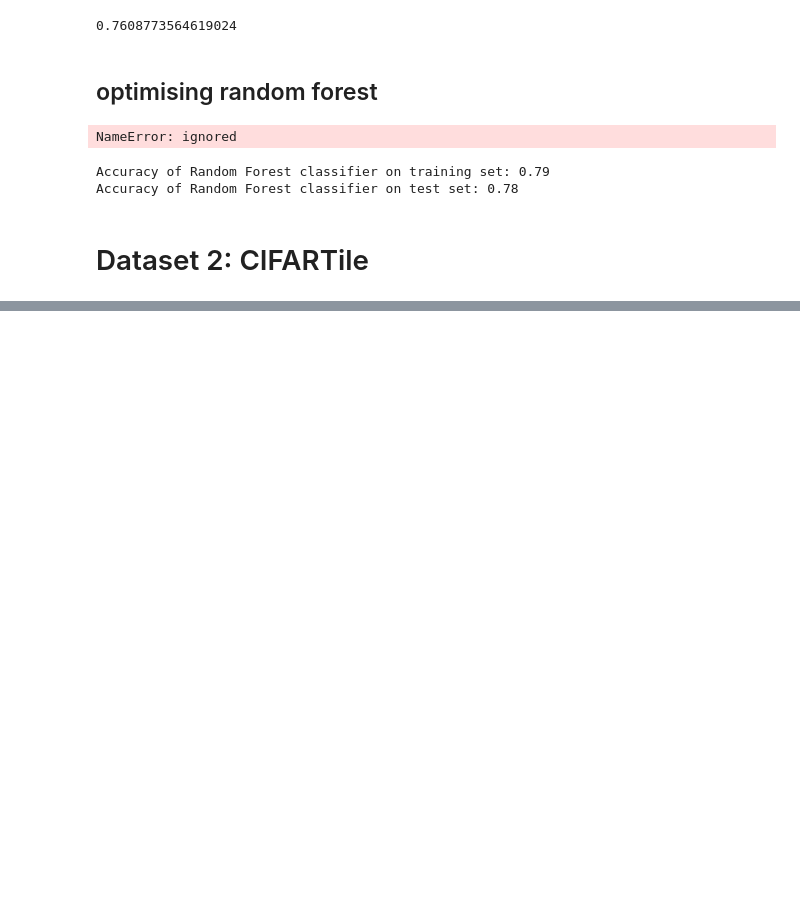
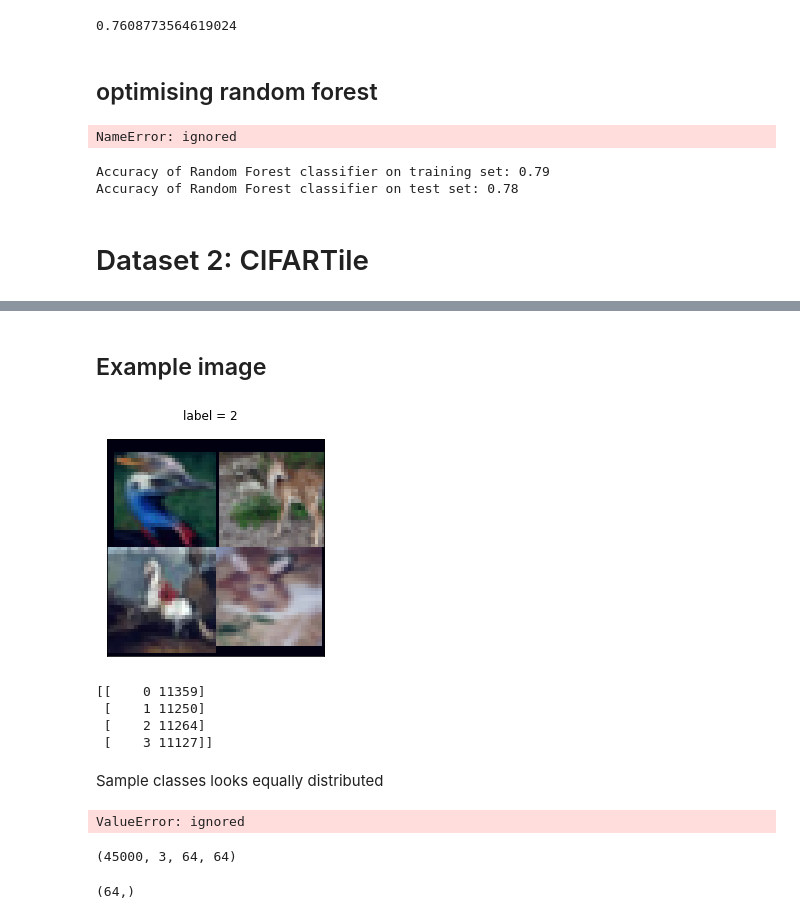
Before and after one commit to AshwinUniyal/ML_Project, a Jupyter notebook: ML_Coursework.ipynb, the cells around one changed output, grey strips where cells are left out. Saved outputs shown, nothing was run; the diff lists cells and outputs as text; code cells hidden in the pictures; blank space fills up the shorter version.

```diff
--- a/ML_Coursework.ipynb
+++ b/ML_Coursework.ipynb
@@ -413,0 +421,4 @@ Accuracy of Random Forest classifier on test set: 0.78
+# %%
+train_X = np.load("/content/drive/MyDrive/ML_coursework_CIFARTile_data/train_x.npy", allow_pickle=True)
+# %%
+train_y = np.load("/content/drive/MyDrive/ML_coursework_CIFARTile_data/train_y.npy", allow_pickle=True)
@@ -413,0 +433,54 @@ Accuracy of Random Forest classifier on test set: 0.78
+# %% [markdown]
+## Example image
+# %%
+
+def image_normalization(arr):
+    return (arr - arr.min())/(arr.max()-arr.min())
+
+def disable_ax_ticks(ax):
+    ax.set_xticks([])
+    ax.set_xticks([], minor=True)
+    ax.set_yticks([])
+    ax.set_yticks([], minor=True)
+
+def show_example(x, y):
+    fig = plt.figure()
+    main_ax = fig.add_subplot()
+    fig.suptitle('label = '+ str(y))
+    main_ax.imshow(image_normalization(np.moveaxis(x, 0, -1)))
+    disable_ax_ticks(main_ax)
+
+    plt.show()
+# %%
+import random
+
+count = train_X.shape[0]
+
+ri = random.randrange(count)
+show_example(train_X[ri], train_y[ri])
+# %% [output]
+[figure, added]
+# %%
+unq, counts = np.unique(train_y, return_counts= True)
+print(np.asarray((unq, counts)).T)
+# %% [output]
+[[    0 11359]
+ [    1 11250]
+ [    2 11264]
+ [    3 11127]]
+# %% [markdown]
+Sample classes looks equally distributed
+# %%
+from sklearn.ensemble import RandomForestClassifier
+rf_clf = RandomForestClassifier(n_estimators=100, max_depth=None, max_leaf_nodes=None,min_samples_split=2)
+rf_clf.fit(train_X,train_y)
+score = rf_clf.score(test_X, test_y)
+print(score)
+# %% [output]
+ValueError: ignored
+# %%
+print(train_X.shape)
+train_X[1,1,3].shape
+# %% [output]
+(45000, 3, 64, 64)
+(64,)
```
Also changed, not shown: parts of 7 cells of this notebook.
